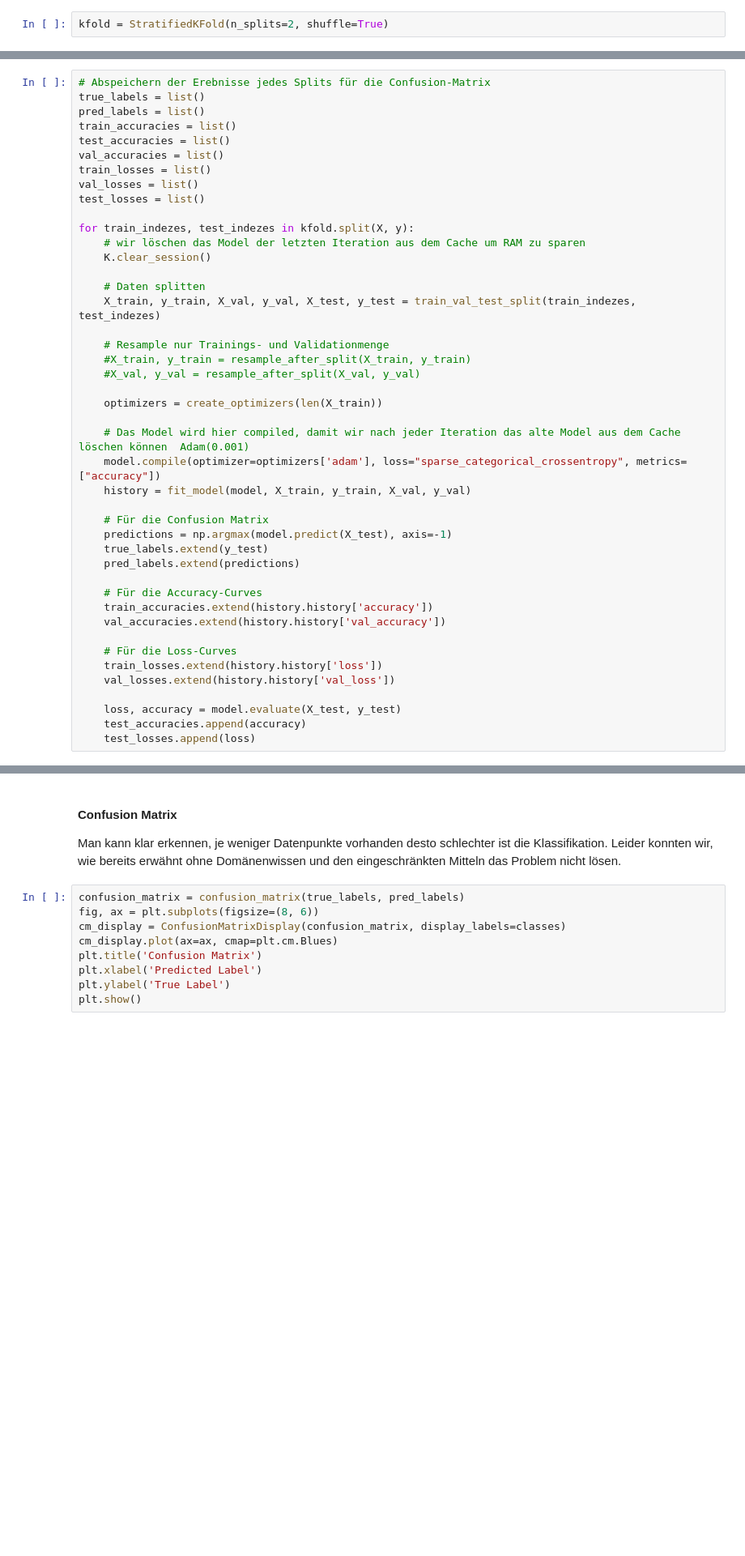
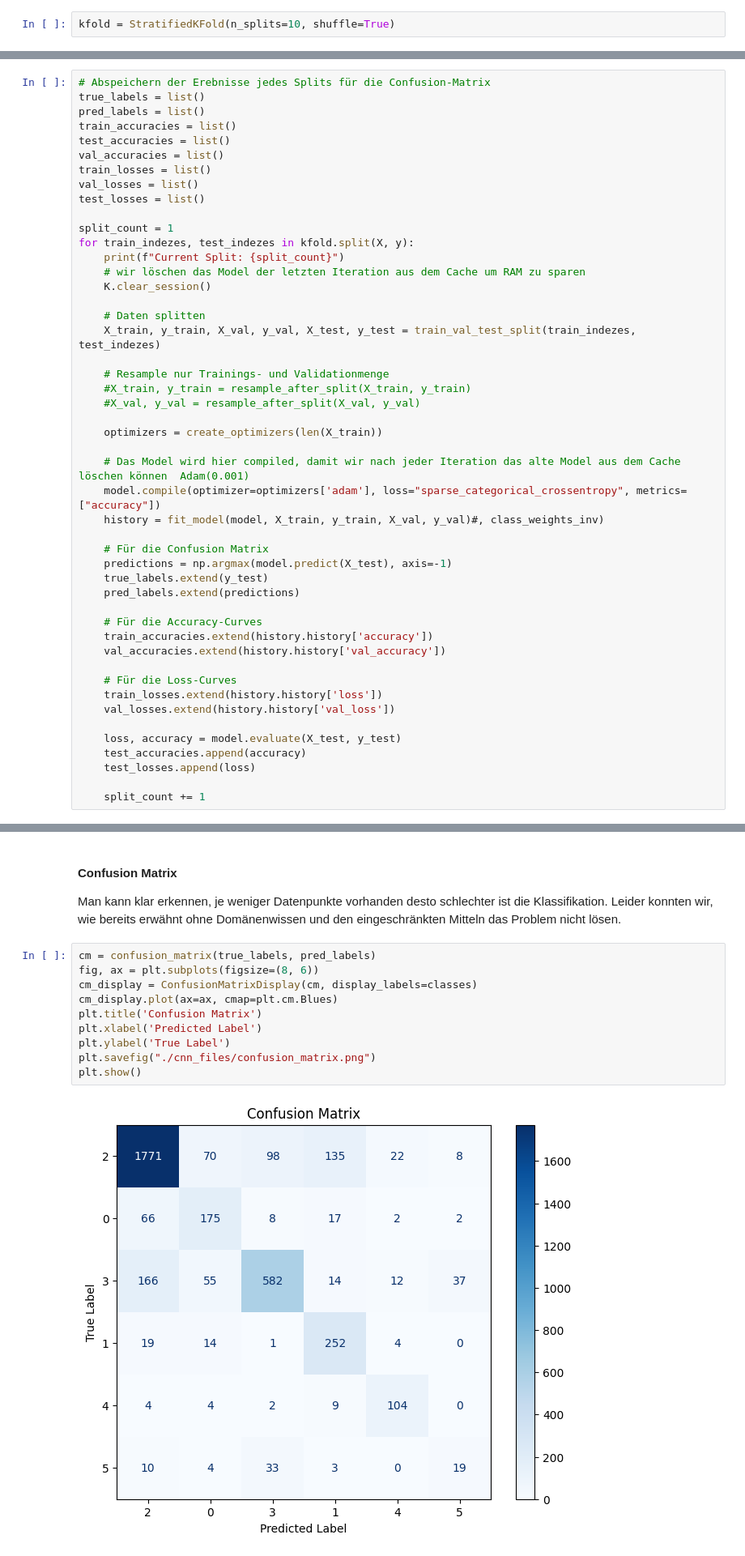
Before and after one commit to amarcelq/ml_project, a Jupyter notebook: cnn.ipynb, the cells around one changed output, grey strips where cells are left out. Shown at 81% size. Cells and saved outputs as stored; diff of their text form; blank space fills up the shorter version.

```diff
--- a/cnn.ipynb
+++ b/cnn.ipynb
@@ -69,7 +82,7 @@ Image has shape: (82, 128, 3)
 # %% [markdown]
 Wir benutzen 10-Fold-Cross-Validation, um das Ergebnis weniger vom gewählten Split abhängig zu machen und somit das Ergebnis zu stabilisieren. Statified stellt sicher, dass die Klasseneinteilung beibehalten wird. Dies ist vor allem ohne Resampling interessant, da wir extrem ungleich verteilte Klassen haben.
 # %%
-kfold = StratifiedKFold(n_splits=2, shuffle=True)
+kfold = StratifiedKFold(n_splits=10, shuffle=True)
 # %% [markdown]
 #### Modell
 # %% [markdown]
@@ -235,7 +264,9 @@ train_losses = list()
 val_losses = list()
 test_losses = list()
 
+split_count = 1
 for train_indezes, test_indezes in kfold.split(X, y):
+    print(f"Current Split: {split_count}")
     # wir löschen das Model der letzten Iteration aus dem Cache um RAM zu sparen
     K.clear_session()
 
@@ -250,7 +281,7 @@ for train_indezes, test_indezes in kfold.split(X, y):
 
     # Das Model wird hier compiled, damit wir nach jeder Iteration das alte Model aus dem Cache löschen können  Adam(0.001)
     model.compile(optimizer=optimizers['adam'], loss="sparse_categorical_crossentropy", metrics=["accuracy"])
-    history = fit_model(model, X_train, y_train, X_val, y_val)
+    history = fit_model(model, X_train, y_train, X_val, y_val)#, class_weights_inv)
 
     # Für die Confusion Matrix
     predictions = np.argmax(model.predict(X_test), axis=-1)
@@ -268,5 +299,7 @@ for train_indezes, test_indezes in kfold.split(X, y):
     loss, accuracy = model.evaluate(X_test, y_test)
     test_accuracies.append(accuracy)
     test_losses.append(loss)
+
+    split_count += 1
 # %% [output]
 Epoch 1/200
@@ -351,14 +400,17 @@ for train_indezes, test_indezes in kfold.split(X, y):
 
 Man kann klar erkennen, je weniger Datenpunkte vorhanden desto schlechter ist die Klassifikation. Leider konnten wir, wie bereits erwähnt ohne Domänenwissen und den eingeschränkten Mitteln das Problem nicht lösen.
 # %%
-confusion_matrix = confusion_matrix(true_labels, pred_labels)
+cm = confusion_matrix(true_labels, pred_labels)
 fig, ax = plt.subplots(figsize=(8, 6))
-cm_display = ConfusionMatrixDisplay(confusion_matrix, display_labels=classes)
+cm_display = ConfusionMatrixDisplay(cm, display_labels=classes)
 cm_display.plot(ax=ax, cmap=plt.cm.Blues)
 plt.title('Confusion Matrix')
 plt.xlabel('Predicted Label')
 plt.ylabel('True Label')
+plt.savefig("./cnn_files/confusion_matrix.png")
 plt.show()
+# %% [output]
+[figure, added]
 # %% [markdown]
 #### Trainings- und Validationkurve plotten
 # %%
```
Also changed, not shown: parts of 10 cells of this notebook.
